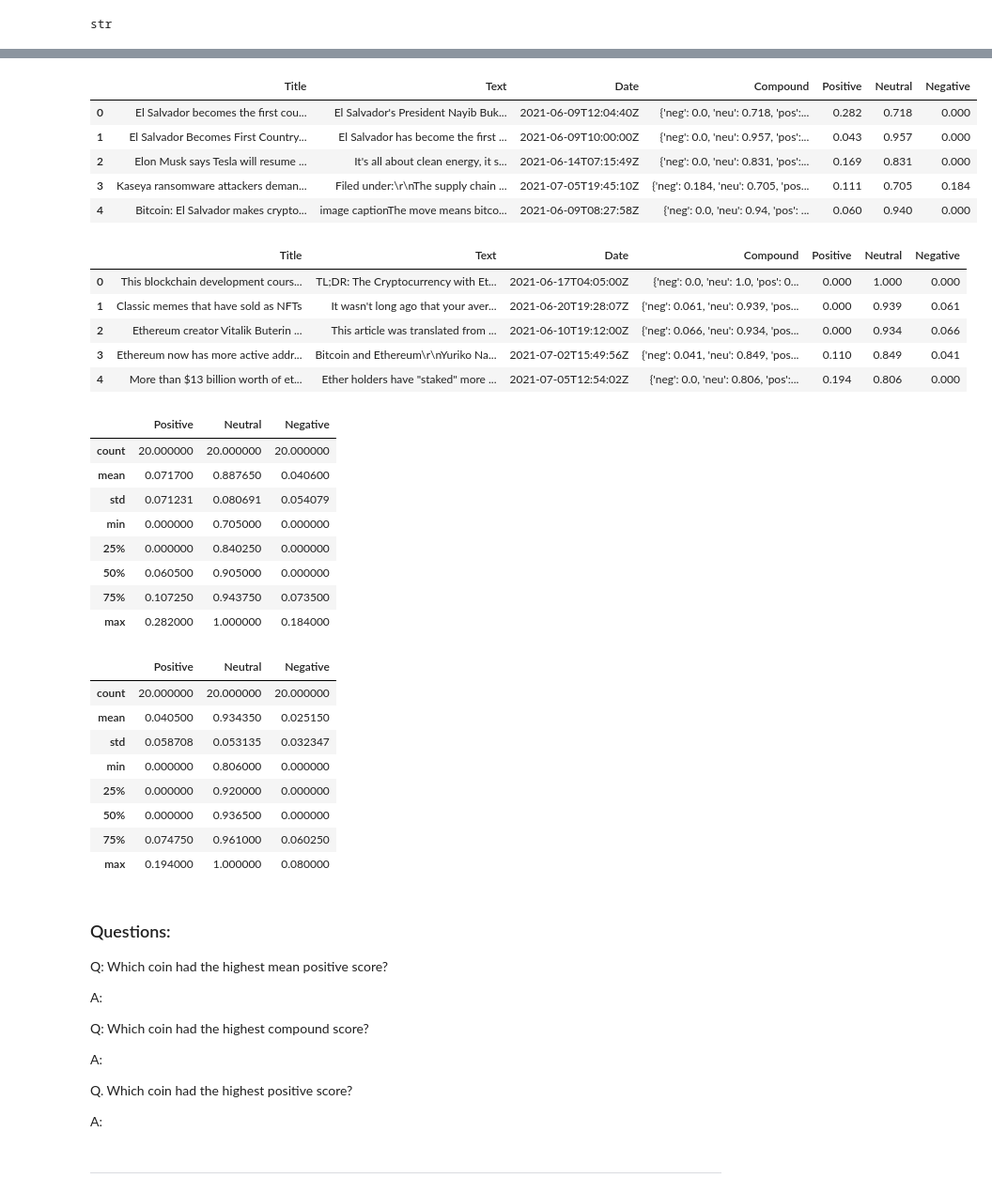
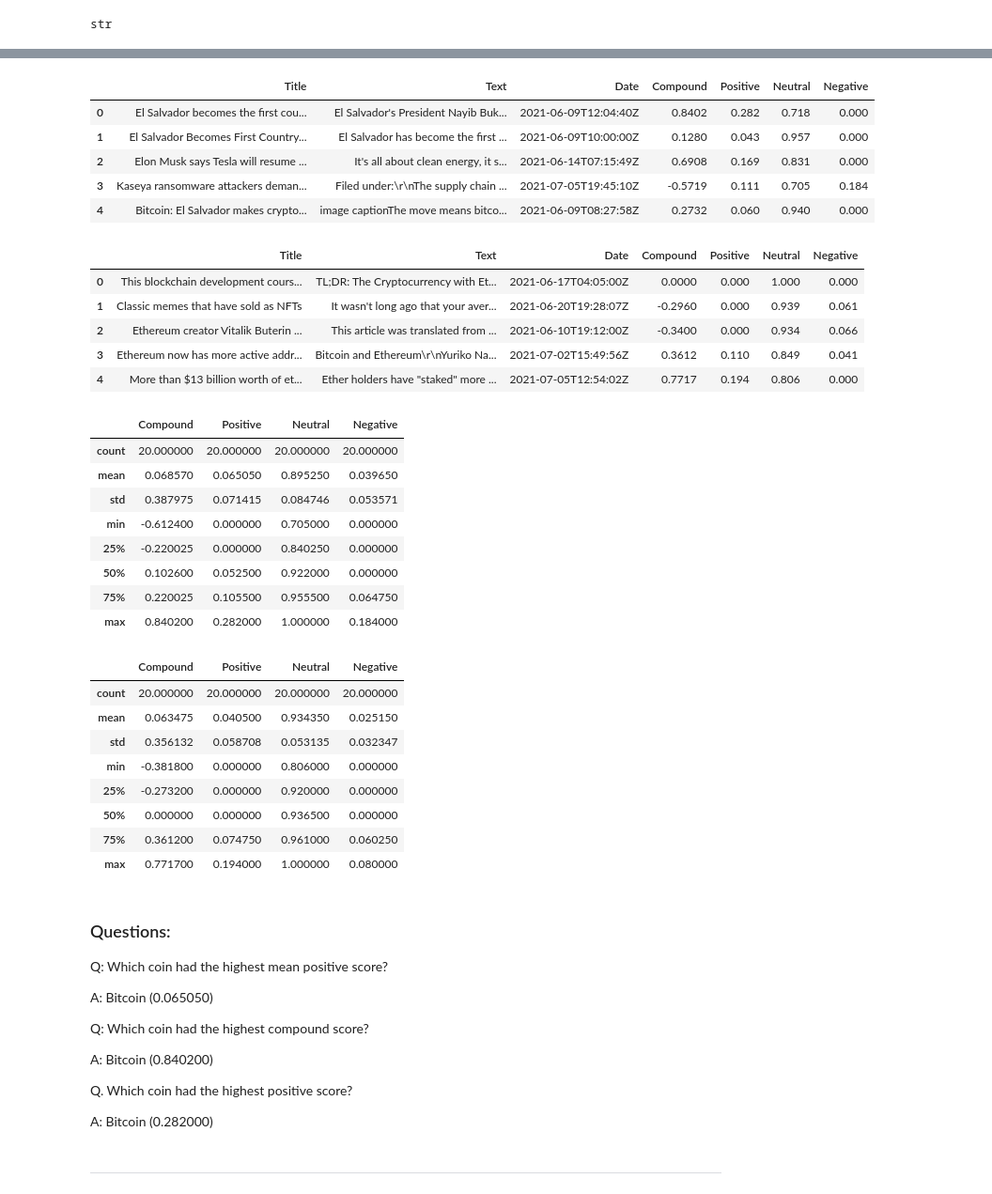
Before and after one commit to BenMcCright/NLP_Tales_from_the_Crypto, a Jupyter notebook: Notebook/crypto_sentiment.ipynb, the cells around one changed output, grey strips where cells are left out. Shown: that part at 94% size. Drawn from its saved outputs; the diff is of its cells as text; code cells hidden in the pictures.

```diff
--- a/Notebook/crypto_sentiment.ipynb
+++ b/Notebook/crypto_sentiment.ipynb
@@ -57,89 +89,89 @@ len(eth_art)
 # %%
 # Create function that will get sentiments of articles from newsapi
 # Create the Bitcoin sentiment scores DataFrame
 def get_sentiments(article):
     sentiments = []
     for x in article["articles"]:
         title = x["title"]
         text = x["content"]
         date = x["publishedAt"]
         sentiment = analyzer.polarity_scores(text)
-        compound = sentiment
+        compound = sentiment["compound"]
         positive = sentiment["pos"]
         neutral = sentiment["neu"]
         negative = sentiment["neg"]
         sentiments.append({
             "Title": title,
             "Text": text,
             "Date": date,
             "Compound": compound,
             "Positive": positive,
             "Neutral": neutral,
             "Negative": negative,
         })
 
     return pd.DataFrame(sentiments)
 
 btc_sentiments = get_sentiments(btc_art)
 btc_sentiments.head()
 # %% [output]
 |  | Title | Text | Date | Compound | Positive | Neutral | Negative |
-| 0 | El Salvador becomes the first cou... | El Salvador's President Nayib Buk... | 2021-06-09T12:04:40Z | {'neg': 0.0, 'neu': 0.718, 'pos':... | 0.282 | 0.718 | 0.000 |
-| 1 | El Salvador Becomes First Country... | El Salvador has become the first ... | 2021-06-09T10:00:00Z | {'neg': 0.0, 'neu': 0.957, 'pos':... | 0.043 | 0.957 | 0.000 |
-| 2 | Elon Musk says Tesla will resume ... | It's all about clean energy, it s... | 2021-06-14T07:15:49Z | {'neg': 0.0, 'neu': 0.831, 'pos':... | 0.169 | 0.831 | 0.000 |
-| 3 | Kaseya ransomware attackers deman... | Filed under:\r\nThe supply chain ... | 2021-07-05T19:45:10Z | {'neg': 0.184, 'neu': 0.705, 'pos... | 0.111 | 0.705 | 0.184 |
-| 4 | Bitcoin: El Salvador makes crypto... | image captionThe move means bitco... | 2021-06-09T08:27:58Z | {'neg': 0.0, 'neu': 0.94, 'pos': ... | 0.060 | 0.940 | 0.000 |
+| 0 | El Salvador becomes the first cou... | El Salvador's President Nayib Buk... | 2021-06-09T12:04:40Z | 0.8402 | 0.282 | 0.718 | 0.000 |
+| 1 | El Salvador Becomes First Country... | El Salvador has become the first ... | 2021-06-09T10:00:00Z | 0.1280 | 0.043 | 0.957 | 0.000 |
+| 2 | Elon Musk says Tesla will resume ... | It's all about clean energy, it s... | 2021-06-14T07:15:49Z | 0.6908 | 0.169 | 0.831 | 0.000 |
+| 3 | Kaseya ransomware attackers deman... | Filed under:\r\nThe supply chain ... | 2021-07-05T19:45:10Z | -0.5719 | 0.111 | 0.705 | 0.184 |
+| 4 | Bitcoin: El Salvador makes crypto... | image captionThe move means bitco... | 2021-06-09T08:27:58Z | 0.2732 | 0.060 | 0.940 | 0.000 |
 # %%
 # Create the Ethereum sentiment scores DataFrame
 eth_sentiments = get_sentiments(eth_art)
 eth_sentiments.head()
 # %% [output]
 |  | Title | Text | Date | Compound | Positive | Neutral | Negative |
-| 0 | This blockchain development cours... | TL;DR: The Cryptocurrency with Et... | 2021-06-17T04:05:00Z | {'neg': 0.0, 'neu': 1.0, 'pos': 0... | 0.000 | 1.000 | 0.000 |
-| 1 | Classic memes that have sold as NFTs | It wasn't long ago that your aver... | 2021-06-20T19:28:07Z | {'neg': 0.061, 'neu': 0.939, 'pos... | 0.000 | 0.939 | 0.061 |
-| 2 | Ethereum creator Vitalik Buterin ... | This article was translated from ... | 2021-06-10T19:12:00Z | {'neg': 0.066, 'neu': 0.934, 'pos... | 0.000 | 0.934 | 0.066 |
-| 3 | Ethereum now has more active addr... | Bitcoin and Ethereum\r\nYuriko Na... | 2021-07-02T15:49:56Z | {'neg': 0.041, 'neu': 0.849, 'pos... | 0.110 | 0.849 | 0.041 |
-| 4 | More than $13 billion worth of et... | Ether holders have "staked" more ... | 2021-07-05T12:54:02Z | {'neg': 0.0, 'neu': 0.806, 'pos':... | 0.194 | 0.806 | 0.000 |
+| 0 | This blockchain development cours... | TL;DR: The Cryptocurrency with Et... | 2021-06-17T04:05:00Z | 0.0000 | 0.000 | 1.000 | 0.000 |
+| 1 | Classic memes that have sold as NFTs | It wasn't long ago that your aver... | 2021-06-20T19:28:07Z | -0.2960 | 0.000 | 0.939 | 0.061 |
+| 2 | Ethereum creator Vitalik Buterin ... | This article was translated from ... | 2021-06-10T19:12:00Z | -0.3400 | 0.000 | 0.934 | 0.066 |
+| 3 | Ethereum now has more active addr... | Bitcoin and Ethereum\r\nYuriko Na... | 2021-07-02T15:49:56Z | 0.3612 | 0.110 | 0.849 | 0.041 |
+| 4 | More than $13 billion worth of et... | Ether holders have "staked" more ... | 2021-07-05T12:54:02Z | 0.7717 | 0.194 | 0.806 | 0.000 |
 # %%
 # Describe the Bitcoin Sentiment
 btc_sentiments.describe()
 # %% [output]
-|  | Positive | Neutral | Negative |
-| count | 20.000000 | 20.000000 | 20.000000 |
-| mean | 0.071700 | 0.887650 | 0.040600 |
-| std | 0.071231 | 0.080691 | 0.054079 |
-| min | 0.000000 | 0.705000 | 0.000000 |
-| 25% | 0.000000 | 0.840250 | 0.000000 |
-| 50% | 0.060500 | 0.905000 | 0.000000 |
-| 75% | 0.107250 | 0.943750 | 0.073500 |
-| max | 0.282000 | 1.000000 | 0.184000 |
+|  | Compound | Positive | Neutral | Negative |
+| count | 20.000000 | 20.000000 | 20.000000 | 20.000000 |
+| mean | 0.068570 | 0.065050 | 0.895250 | 0.039650 |
+| std | 0.387975 | 0.071415 | 0.084746 | 0.053571 |
+| min | -0.612400 | 0.000000 | 0.705000 | 0.000000 |
+| 25% | -0.220025 | 0.000000 | 0.840250 | 0.000000 |
+| 50% | 0.102600 | 0.052500 | 0.922000 | 0.000000 |
+| 75% | 0.220025 | 0.105500 | 0.955500 | 0.064750 |
+| max | 0.840200 | 0.282000 | 1.000000 | 0.184000 |
 # %%
 # Describe the Ethereum Sentiment
 eth_sentiments.describe()
 # %% [output]
-|  | Positive | Neutral | Negative |
-| count | 20.000000 | 20.000000 | 20.000000 |
-| mean | 0.040500 | 0.934350 | 0.025150 |
-| std | 0.058708 | 0.053135 | 0.032347 |
-| min | 0.000000 | 0.806000 | 0.000000 |
-| 25% | 0.000000 | 0.920000 | 0.000000 |
-| 50% | 0.000000 | 0.936500 | 0.000000 |
-| 75% | 0.074750 | 0.961000 | 0.060250 |
-| max | 0.194000 | 1.000000 | 0.080000 |
+|  | Compound | Positive | Neutral | Negative |
+| count | 20.000000 | 20.000000 | 20.000000 | 20.000000 |
+| mean | 0.063475 | 0.040500 | 0.934350 | 0.025150 |
+| std | 0.356132 | 0.058708 | 0.053135 | 0.032347 |
+| min | -0.381800 | 0.000000 | 0.806000 | 0.000000 |
+| 25% | -0.273200 | 0.000000 | 0.920000 | 0.000000 |
+| 50% | 0.000000 | 0.000000 | 0.936500 | 0.000000 |
+| 75% | 0.361200 | 0.074750 | 0.961000 | 0.060250 |
+| max | 0.771700 | 0.194000 | 1.000000 | 0.080000 |
 # %% [markdown]
 ### Questions:
 
 Q: Which coin had the highest mean positive score?
 
-A:
+A: Bitcoin (0.065050)
 
 Q: Which coin had the highest compound score?
 
-A:
+A: Bitcoin (0.840200)
 
 Q. Which coin had the highest positive score?
 
-A:
+A: Bitcoin (0.282000)
 # %% [markdown]
 ---
 # %% [markdown]
```
Also changed, not shown: parts of 7 cells of this notebook.
